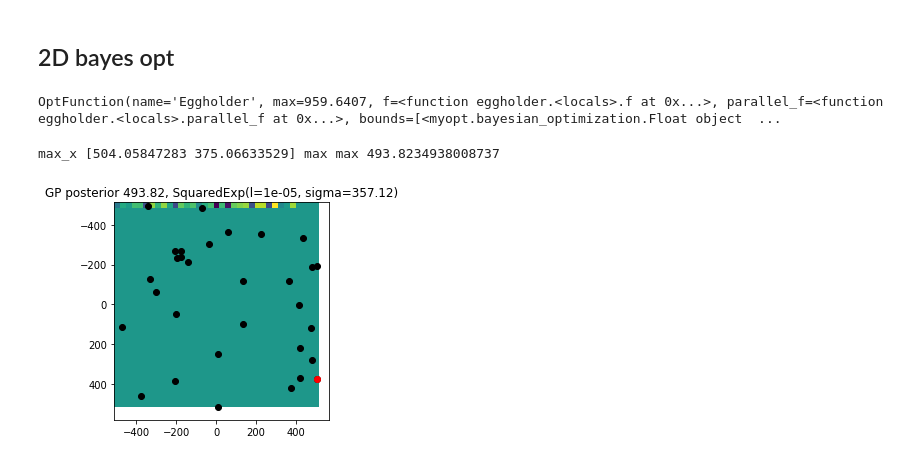
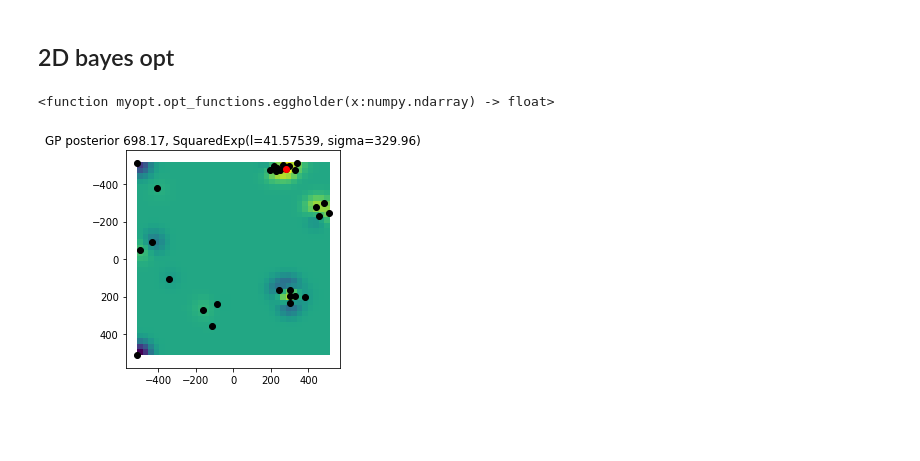
Before and after one commit to darthdeus/bopt, a Jupyter notebook: GP mojeopt.ipynb, the cells around one changed output. Saved outputs shown, nothing was run; the diff lists cells and outputs as text; code cells hidden in the pictures; blank space fills up the shorter version.

```diff
--- a/GP mojeopt.ipynb
+++ b/GP mojeopt.ipynb
@@ -323,7 +323,7 @@ OptimizationResult(best_x=[1.36266336], best_y=-0.08432424631200454)
 # %% [markdown]
 ## 2D bayes opt
 # %%
-optfun = get_opt_test_functions(executor)[2]
+optfun = get_opt_test_functions()[2]
 optfun
 # %% [output]
-OptFunction(name='Eggholder', max=959.6407, f=<function eggholder.<locals>.f at 0x...>, parallel_f=<function eggholder.<locals>.parallel_f at 0x...>, bounds=[<myopt.bayesian_optimization.Float object  ...
+<function myopt.opt_functions.eggholder(x:numpy.ndarray) -> float>
@@ -330,9 +332,8 @@ OptFunction(name='Eggholder', max=959.6407, f=<function eggholder.<locals>.f at
 # %%
-res = bo_maximize_parallel(optfun.parallel_f, bounds=optfun.bounds, n_iter=30)
+res = bo_maximize(optfun, bounds=optfun.bounds, n_iter=30)
 plot_2d_optim_result(res)
 # %% [output]
-max_x [504.05847283 375.06633529] max max 493.8234938008737
-[figure, old version]
+[figure, new version]
 # %%
 def f(x):
     y = x[1] * 10
```
Also changed, not shown: parts of 5 cells of this notebook.
